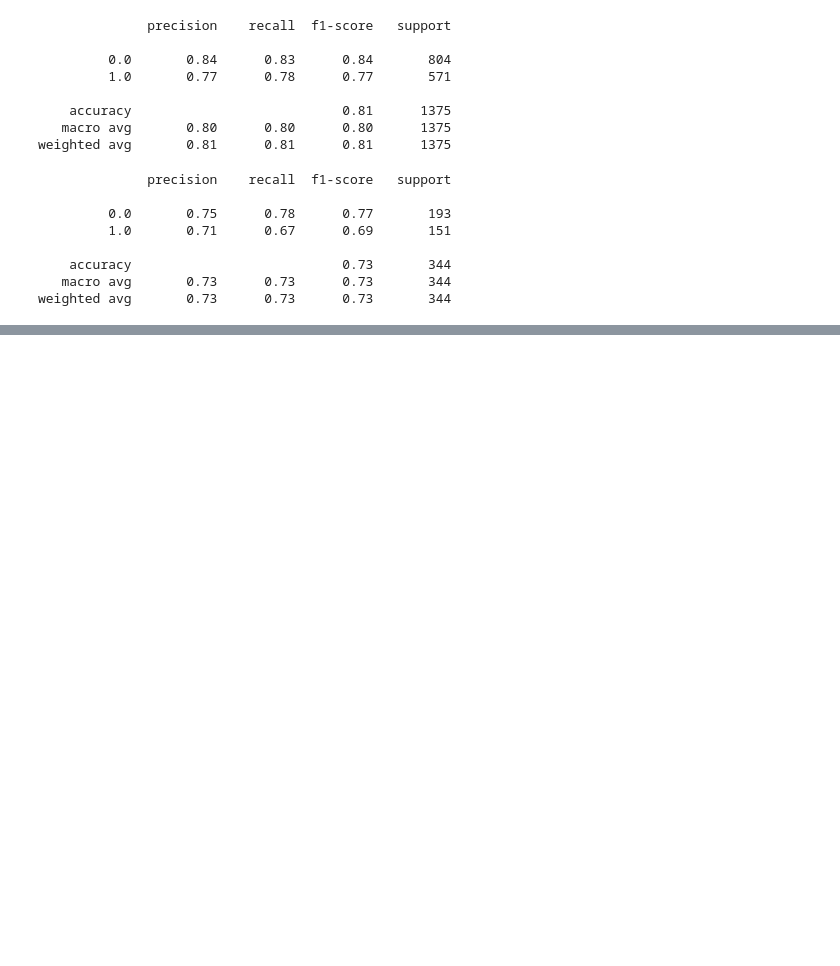
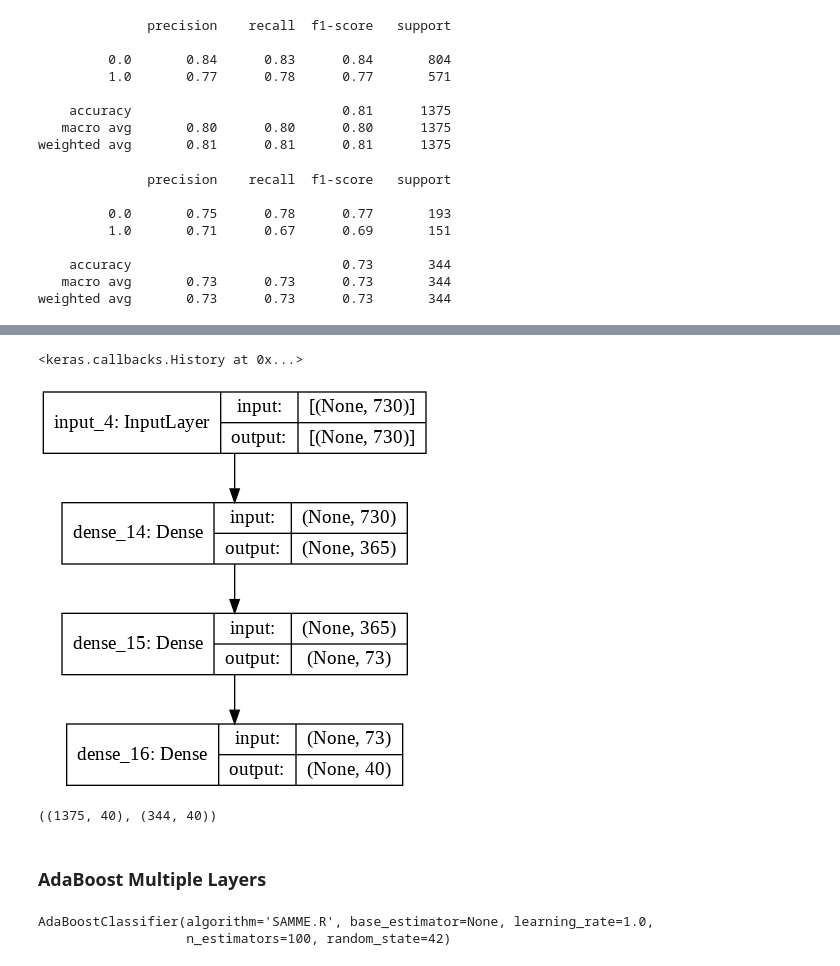
Before and after one commit to lponcec94/PolyWorks, a Jupyter notebook: semana_7/Semana_7_Autoencoder.ipynb, the cells around one changed output, grey strips where cells are left out. Drawn from its saved outputs; the diff is of its cells as text; code cells hidden in the pictures; blank space fills up the shorter version.

```diff
--- a/semana_7/Semana_7_Autoencoder.ipynb
+++ b/semana_7/Semana_7_Autoencoder.ipynb
@@ -652,0 +800,8 @@ weighted avg       0.73      0.73      0.73       344
+# %%
+n_features = X.shape[1]
+encoding_dim = 40
+input = layers.Input(shape=(n_features, ))
+# %%
+encoded = layers.Dense(365, activation='sigmoid')(input)
+encoded = layers.Dense(73, activation='sigmoid')(encoded)
+encoded = layers.Dense(40, activation='sigmoid')(encoded)
@@ -652,0 +815,2 @@ weighted avg       0.73      0.73      0.73       344
+# %%
+encoder = Model(input, encoded)
@@ -652,0 +819,8 @@ weighted avg       0.73      0.73      0.73       344
+# %%
+autoencoder.fit(X_train, X_train, epochs=200, batch_size=32, shuffle=True, verbose=1)
+# %% [output]
+<keras.callbacks.History at 0x...>
+# %%
+plot_model(encoder, show_shapes=True)
+# %% [output]
+[figure, added]
@@ -652,0 +830,12 @@ weighted avg       0.73      0.73      0.73       344
+# %%
+X_train_encode.shape, X_test_encode.shape
+# %% [output]
+((1375, 40), (344, 40))
+# %% [markdown]
+### AdaBoost Multiple Layers
+# %%
+clf = AdaBoostClassifier(n_estimators=100, random_state=42)
+clf.fit(X_train_encode, y_train)
+# %% [output]
+AdaBoostClassifier(algorithm='SAMME.R', base_estimator=None, learning_rate=1.0,
+                   n_estimators=100, random_state=42)
```
Also changed, not shown: parts of 48 cells of this notebook.
